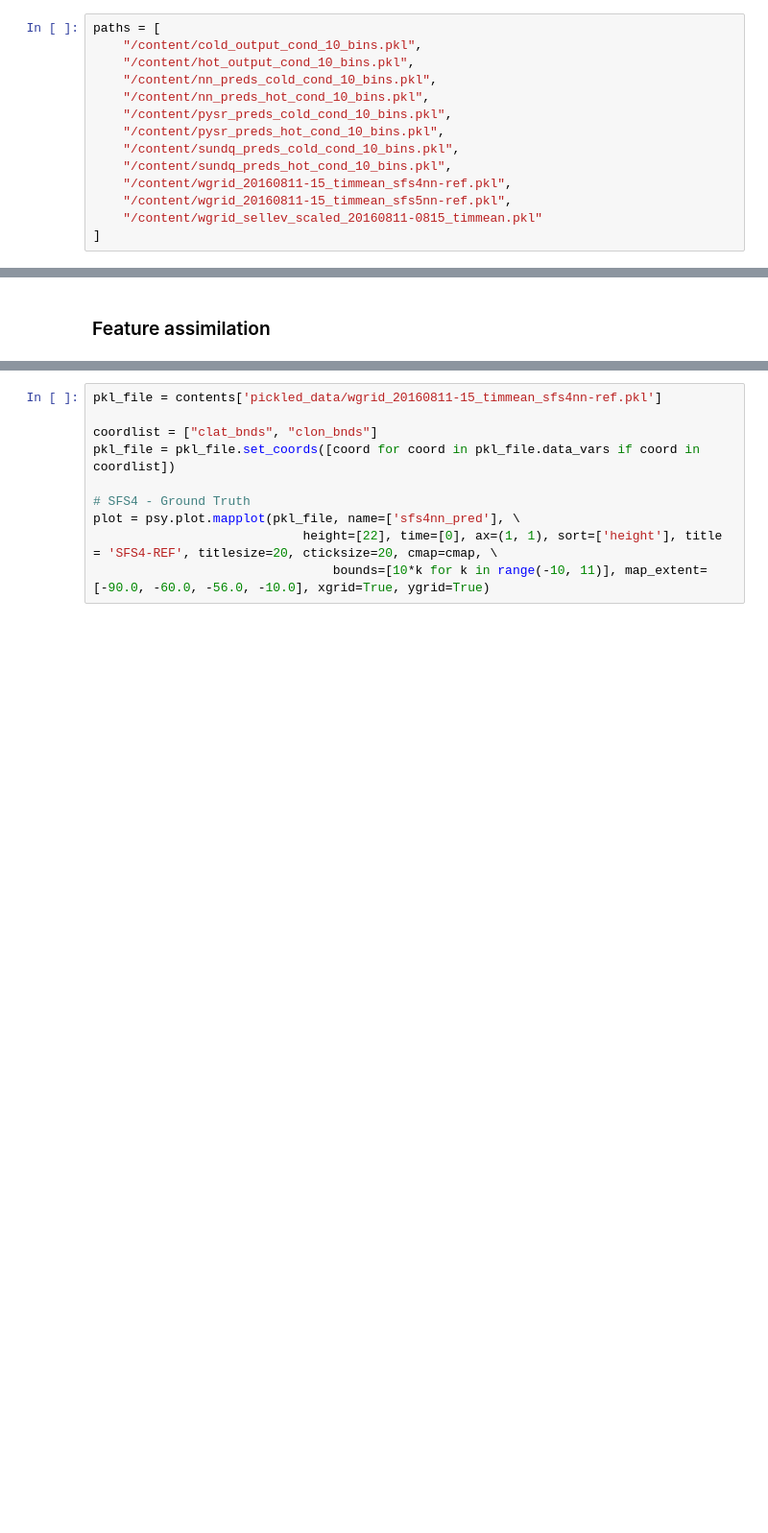
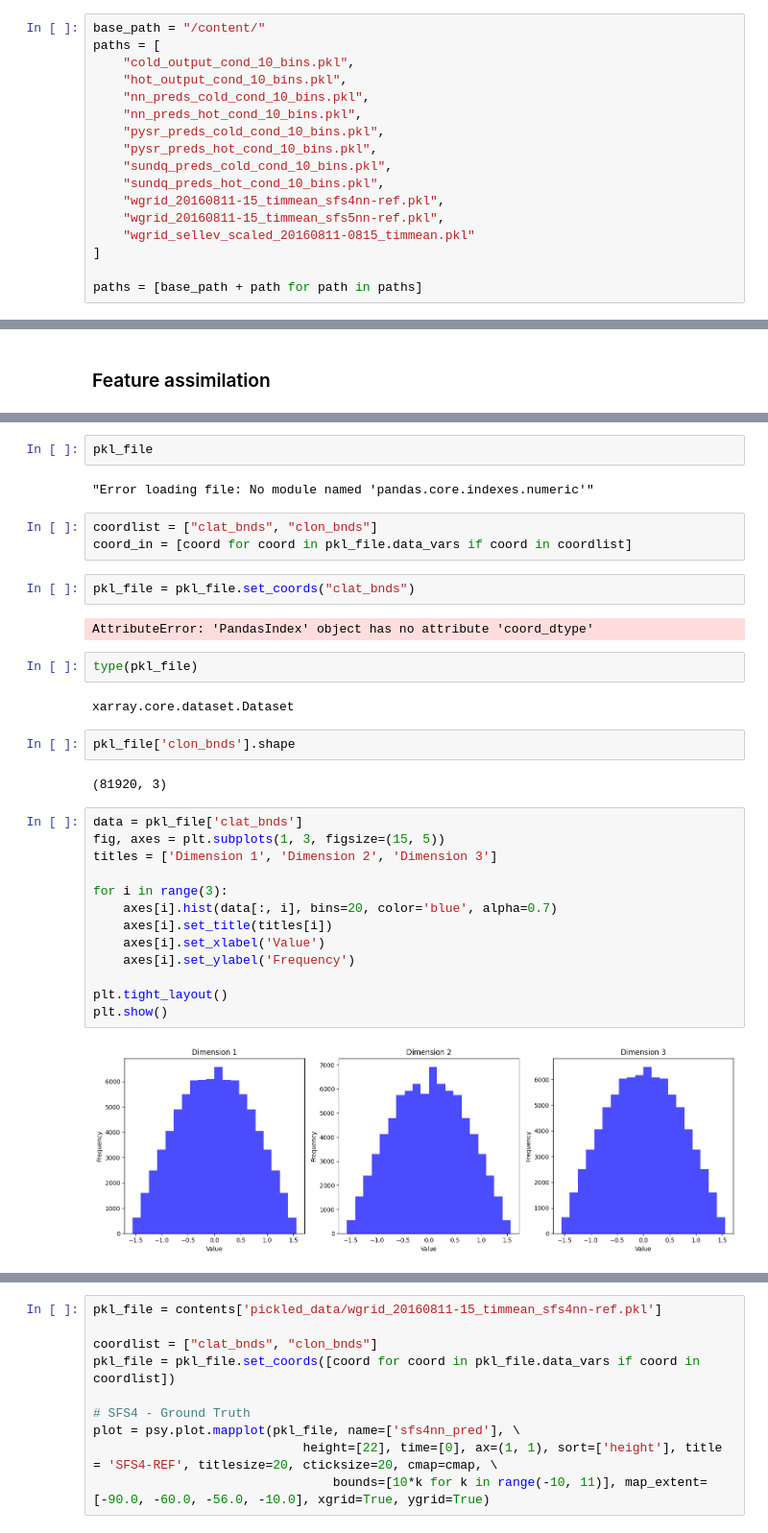
Before and after one commit to tbeucler/ml4rt, a Jupyter notebook: notebooks_tbeucler/09_Arthur_Figures.ipynb, the cells around one changed output, grey strips where cells are left out. Shown: that part at 96% size. Drawn from its saved outputs; the diff is of its cells as text; blank space fills up the shorter version.

```diff
--- a/notebooks_tbeucler/09_Arthur_Figures.ipynb
+++ b/notebooks_tbeucler/09_Arthur_Figures.ipynb
@@ -60,19 +91,22 @@ plt.rc('font',size=fz)
 # %% [markdown]
 ## Open pkl data
 # %%
+base_path = "/content/"
 paths = [
-    "/content/cold_output_cond_10_bins.pkl",
-    "/content/hot_output_cond_10_bins.pkl",
-    "/content/nn_preds_cold_cond_10_bins.pkl",
-    "/content/nn_preds_hot_cond_10_bins.pkl",
-    "/content/pysr_preds_cold_cond_10_bins.pkl",
-    "/content/pysr_preds_hot_cond_10_bins.pkl",
-    "/content/sundq_preds_cold_cond_10_bins.pkl",
-    "/content/sundq_preds_hot_cond_10_bins.pkl",
-    "/content/wgrid_20160811-15_timmean_sfs4nn-ref.pkl",
-    "/content/wgrid_20160811-15_timmean_sfs5nn-ref.pkl",
-    "/content/wgrid_sellev_scaled_20160811-0815_timmean.pkl"
+    "cold_output_cond_10_bins.pkl",
+    "hot_output_cond_10_bins.pkl",
+    "nn_preds_cold_cond_10_bins.pkl",
+    "nn_preds_hot_cond_10_bins.pkl",
+    "pysr_preds_cold_cond_10_bins.pkl",
+    "pysr_preds_hot_cond_10_bins.pkl",
+    "sundq_preds_cold_cond_10_bins.pkl",
+    "sundq_preds_hot_cond_10_bins.pkl",
+    "wgrid_20160811-15_timmean_sfs4nn-ref.pkl",
+    "wgrid_20160811-15_timmean_sfs5nn-ref.pkl",
+    "wgrid_sellev_scaled_20160811-0815_timmean.pkl"
 ]
+
+paths = [base_path + path for path in paths]
 # %%
 # Initialize a dictionary to store the contents of the pickle files
 contents = {}
@@ -96,0 +131,34 @@ cmap = 'bwr'
+# %%
+pkl_file
+# %% [output]
+"Error loading file: No module named 'pandas.core.indexes.numeric'"
+# %%
+coordlist = ["clat_bnds", "clon_bnds"]
+coord_in = [coord for coord in pkl_file.data_vars if coord in coordlist]
+# %%
+pkl_file = pkl_file.set_coords("clat_bnds")
+# %% [output]
+AttributeError: 'PandasIndex' object has no attribute 'coord_dtype'
+# %%
+type(pkl_file)
+# %% [output]
+xarray.core.dataset.Dataset
+# %%
+pkl_file['clon_bnds'].shape
+# %% [output]
+(81920, 3)
+# %%
+data = pkl_file['clat_bnds']
+fig, axes = plt.subplots(1, 3, figsize=(15, 5))
+titles = ['Dimension 1', 'Dimension 2', 'Dimension 3']
+
+for i in range(3):
+    axes[i].hist(data[:, i], bins=20, color='blue', alpha=0.7)
+    axes[i].set_title(titles[i])
+    axes[i].set_xlabel('Value')
+    axes[i].set_ylabel('Frequency')
+
+plt.tight_layout()
+plt.show()
+# %% [output]
+[figure, added]
```
Also changed, not shown: parts of 12 cells of this notebook.
